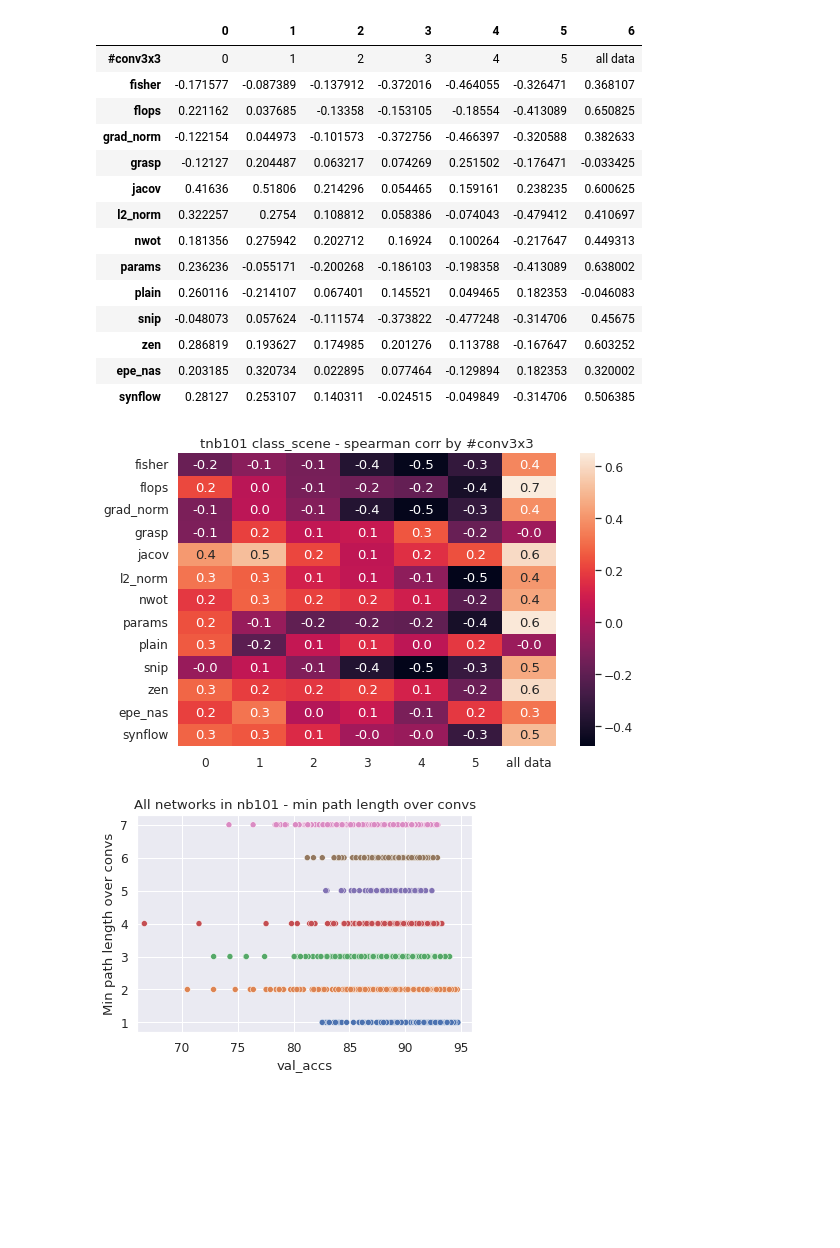
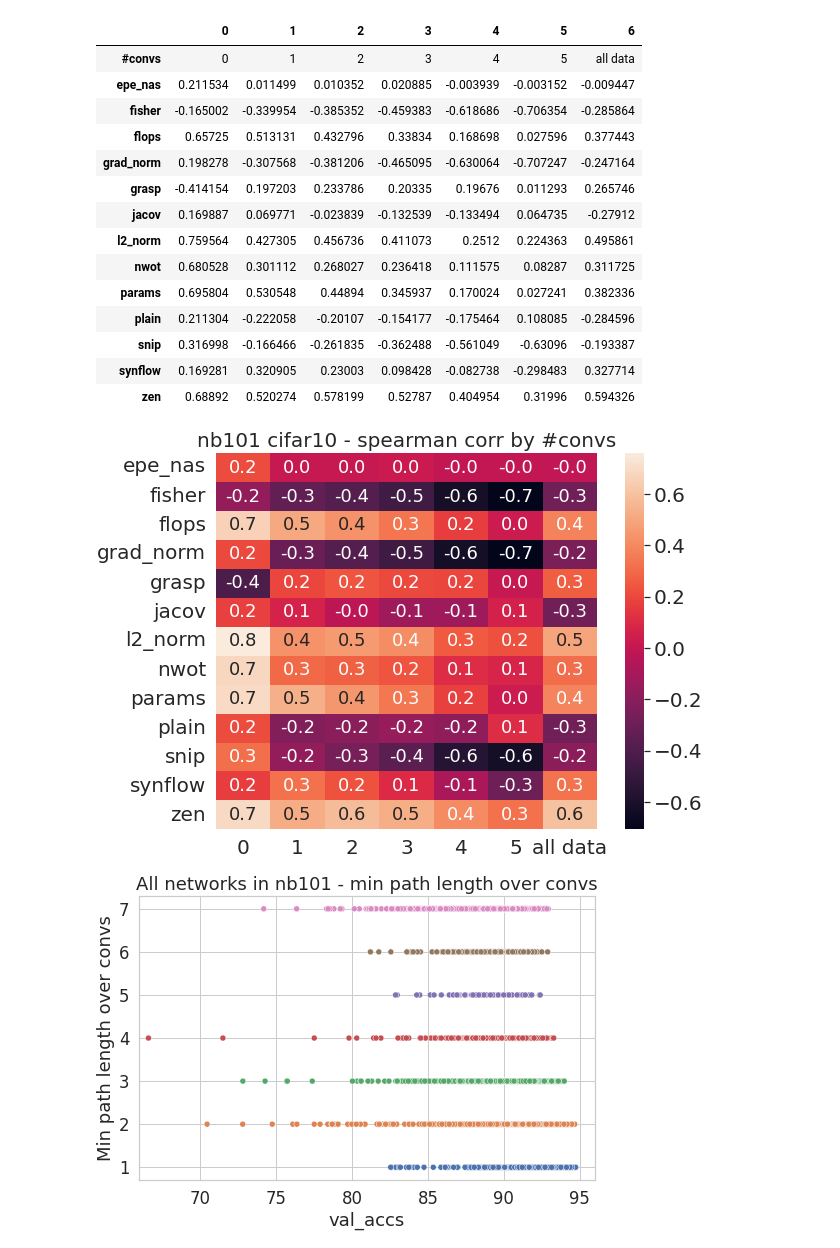
Before and after one commit to gabikadlecova/zc_combine, a Jupyter notebook: results/correlations_nb201.ipynb, the cells around one changed output. Drawn from its saved outputs; the diff is of its cells as text; code cells hidden in the pictures; blank space fills up the shorter version.

```diff
--- a/results/correlations_nb201.ipynb
+++ b/results/correlations_nb201.ipynb
@@ -3,7 +3,7 @@ import os.path
 
 import pandas as pd
 
-bench = 'tnb101'
+bench = 'nb101'
 suffix = '_full' if bench != 'nb101' and 'macro' not in bench else '_first'
 cfg = f'../zc_combine/configs/{bench}{suffix}.json'
 dataset = 'cifar10' if bench != 'tnb101' else 'class_scene'
@@ -50,14 +50,18 @@ if not os.path.exists('figs'):
 # %%
 n_palette = len(data['#convs'].unique())
 
-sns.set(font_scale=1.1)
-prox = 'params'
+plt.rcParams.update({'text.usetex': False, 'font.family': 'serif', 'text.latex.preamble': '\\usepackage{times} ', 'figure.figsize': (3.25, 2.0086104634371584), 'figure.constrained_layout.use': True, 'figure.autolayout': False, 'savefig.bbox': 'tight', 'savefig.pad_inches': 0.015, 'font.size': 10, 'axes.labelsize': 10, 'legend.fontsize': 6, 'xtick.labelsize': 8, 'ytick.labelsize': 8, 'axes.titlesize': 8, 'lines.markersize': 25})
+sns.set(font_scale=1.5)# palette=sns.color_palette()[::-1])
+sns.set_style('whitegrid')
 
-plt.figure()
+prox = 'nwot'
+
+plt.figure(figsize=(6,5))
 sns.scatterplot(data=data[data[prox] > 0], y=prox, x=y, hue=data['#convs'], palette=sns.color_palette()[:n_palette])
 
 if bench == 'nb201':
     plt.xlim(50, 93)
+    pass
 elif bench == 'nb101':
     plt.xlim(63, 96)
 elif bench == 'tnb101':
@@ -66,7 +70,7 @@ elif bench == 'tnb101':
 
 
 plt.title(f'All networks in {bench} on {dataset} - {prox} by #convs')
-plt.tight_layout()
-plt.savefig(f'figs/{bench}_{prox}_nconvs.png')
+#plt.tight_layout()
+plt.savefig(f'figs/{bench}_{dataset}_{prox}_nconvs_new.png')
 plt.show()
 # %% [output]
@@ -74,11 +78,12 @@ plt.show()
 # %%
-sns.set(font_scale=1.1)
+sns.set(font_scale=1.5)# palette=sns.color_palette()[::-1])
+sns.set_style('whitegrid')
 prox = 'flops'
 
 data['#conv3x3'] = data[f'op_count_{id1}']
 n_palette = len(data['#conv3x3'].unique())
 
-plt.figure(figsize=(6.5,4))
+plt.figure(figsize=(6, 5))
 sns.scatterplot(data=data[data[prox] > 0], y=prox, x=y, hue=data['#conv3x3'], palette=sns.color_palette()[:n_palette])
 
 if bench == 'nb201':
@@ -90,7 +95,7 @@ elif bench == 'tnb101':
     pass
 
 plt.title(f'All networks in {bench} on {dataset} - {prox} by #conv3x3')
-plt.tight_layout()
+#plt.tight_layout()
 plt.savefig(f'figs/{bench}_{prox}_n3x3.png')
 plt.show()
 # %% [output]
@@ -110,7 +115,7 @@ res_corrs = []
 
 data['#conv3x3'] = data[f'op_count_{id1}']
 
-key = '#conv3x3'
+key = '#convs'
 
 def get_corr(d):
     return {k: func(d[k], y[d.index])[0] for k in proxies}
@@ -135,37 +140,41 @@ df = pd.DataFrame(res_corrs)
 df.T
 # %% [output]
 |  | 0 | 1 | 2 | 3 | 4 | 5 | 6 |
-| #conv3x3 | 0 | 1 | 2 | 3 | 4 | 5 | all data |
-| fisher | -0.171577 | -0.087389 | -0.137912 | -0.372016 | -0.464055 | -0.326471 | 0.368107 |
-| flops | 0.221162 | 0.037685 | -0.13358 | -0.153105 | -0.18554 | -0.413089 | 0.650825 |
-| grad_norm | -0.122154 | 0.044973 | -0.101573 | -0.372756 | -0.466397 | -0.320588 | 0.382633 |
-| grasp | -0.12127 | 0.204487 | 0.063217 | 0.074269 | 0.251502 | -0.176471 | -0.033425 |
-| jacov | 0.41636 | 0.51806 | 0.214296 | 0.054465 | 0.159161 | 0.238235 | 0.600625 |
-| l2_norm | 0.322257 | 0.2754 | 0.108812 | 0.058386 | -0.074043 | -0.479412 | 0.410697 |
-| nwot | 0.181356 | 0.275942 | 0.202712 | 0.16924 | 0.100264 | -0.217647 | 0.449313 |
-| params | 0.236236 | -0.055171 | -0.200268 | -0.186103 | -0.198358 | -0.413089 | 0.638002 |
-| plain | 0.260116 | -0.214107 | 0.067401 | 0.145521 | 0.049465 | 0.182353 | -0.046083 |
-| snip | -0.048073 | 0.057624 | -0.111574 | -0.373822 | -0.477248 | -0.314706 | 0.45675 |
-| zen | 0.286819 | 0.193627 | 0.174985 | 0.201276 | 0.113788 | -0.167647 | 0.603252 |
-| epe_nas | 0.203185 | 0.320734 | 0.022895 | 0.077464 | -0.129894 | 0.182353 | 0.320002 |
-| synflow | 0.28127 | 0.253107 | 0.140311 | -0.024515 | -0.049849 | -0.314706 | 0.506385 |
+| #convs | 0 | 1 | 2 | 3 | 4 | 5 | all data |
+| epe_nas | 0.211534 | 0.011499 | 0.010352 | 0.020885 | -0.003939 | -0.003152 | -0.009447 |
+| fisher | -0.165002 | -0.339954 | -0.385352 | -0.459383 | -0.618686 | -0.706354 | -0.285864 |
+| flops | 0.65725 | 0.513131 | 0.432796 | 0.33834 | 0.168698 | 0.027596 | 0.377443 |
+| grad_norm | 0.198278 | -0.307568 | -0.381206 | -0.465095 | -0.630064 | -0.707247 | -0.247164 |
+| grasp | -0.414154 | 0.197203 | 0.233786 | 0.20335 | 0.19676 | 0.011293 | 0.265746 |
+| jacov | 0.169887 | 0.069771 | -0.023839 | -0.132539 | -0.133494 | 0.064735 | -0.27912 |
+| l2_norm | 0.759564 | 0.427305 | 0.456736 | 0.411073 | 0.2512 | 0.224363 | 0.495861 |
+| nwot | 0.680528 | 0.301112 | 0.268027 | 0.236418 | 0.111575 | 0.08287 | 0.311725 |
+| params | 0.695804 | 0.530548 | 0.44894 | 0.345937 | 0.170024 | 0.027241 | 0.382336 |
+| plain | 0.211304 | -0.222058 | -0.20107 | -0.154177 | -0.175464 | 0.108085 | -0.284596 |
+| snip | 0.316998 | -0.166466 | -0.261835 | -0.362488 | -0.561049 | -0.63096 | -0.193387 |
+| synflow | 0.169281 | 0.320905 | 0.23003 | 0.098428 | -0.082738 | -0.298483 | 0.327714 |
+| zen | 0.68892 | 0.520274 | 0.578199 | 0.52787 | 0.404954 | 0.31996 | 0.594326 |
 # %%
 heatdf = df.T
 heatdf.rename(columns=heatdf.iloc[0], inplace=True)
 heatdf.drop(heatdf.index[0], inplace=True)
 
-sns.set(font_scale=1.1)
+sns.set(font_scale=1.3)
 
-plt.figure(figsize=(8, 5))
+plt.rcParams.update({'text.usetex': False, 'font.family': 'serif', 'text.latex.preamble': '\\usepackage{times} ', 'figure.figsize': (3.25, 2.0086104634371584), 'figure.constrained_layout.use': True, 'figure.autolayout': False, 'savefig.bbox': 'tight', 'savefig.pad_inches': 0.015, 'font.size': 18, 'axes.labelsize': 20, 'legend.fontsize': 6, 'xtick.labelsize': 20, 'ytick.labelsize': 20, 'axes.titlesize': 20})
+#sns.set(font_scale=1.5)# palette=sns.color_palette()[::-1])
+sns.set_style('whitegrid')
+
+plt.figure(figsize=(8.5, 6))
 sns.heatmap(data=heatdf.astype(float), annot=True, fmt=".1f")
 plt.title(f'{bench} {dataset} - spearman corr by {key}')
-plt.tight_layout()
-plt.savefig(f'figs/heat_{bench}_{key[1:]}.png')
+#plt.tight_layout()
+plt.savefig(f'figs/heat_{bench}_{key[1:]}.pdf')
 plt.show()
 # %% [output]
-[figure, old version]
+[figure, new version]
 # %%
-plt.figure()
+plt.figure(figsize=(7,5))
 sns.scatterplot(data=data, y='min_path_len_banned_(2)', x=y, hue='min_path_len_banned_(2)', legend=False, palette=sns.color_palette()[:7])
 plt.xlim(66, 96)
 plt.title(f'All networks in {bench} - min path length over convs')
@@ -173,7 +182,7 @@ plt.ylabel('Min path length over convs')
 plt.savefig(f'figs/min_path_{bench}.png')
 plt.show()
 # %% [output]
-[figure, old version]
+[figure, new version]
 # %%
 data.columns
 # %% [output]
```
Also changed, not shown: parts of 4 cells of this notebook, 4 other files.
